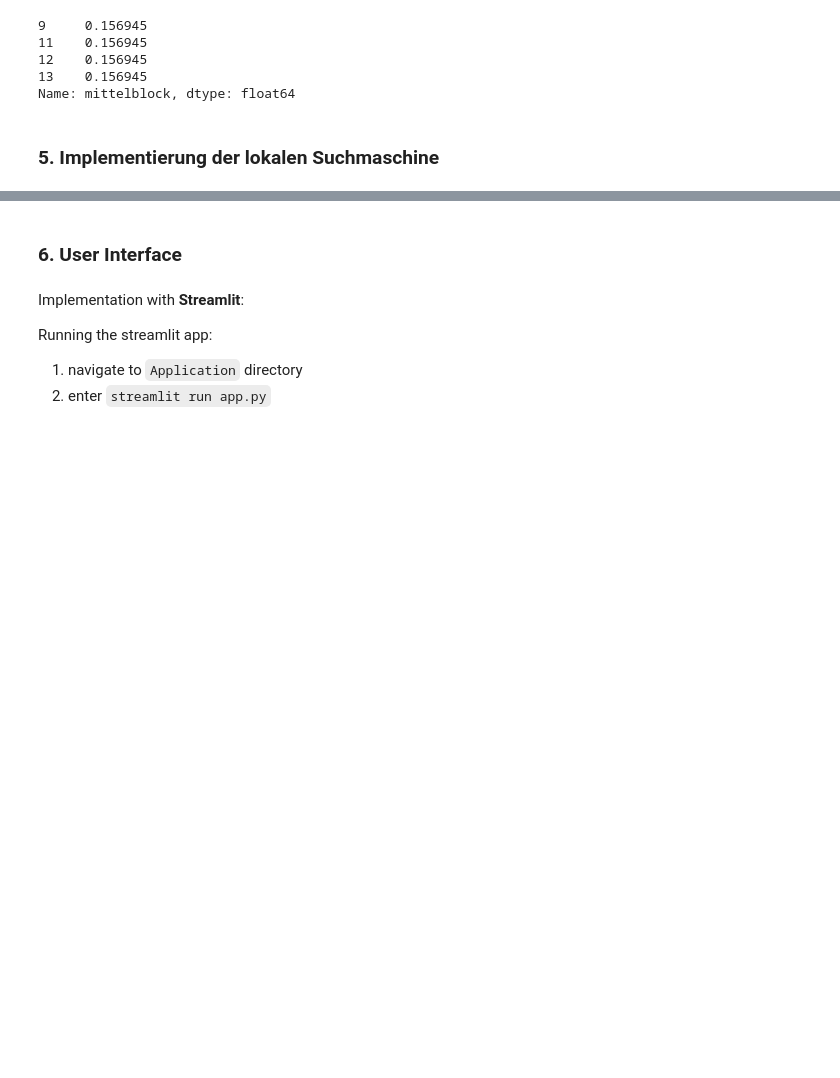
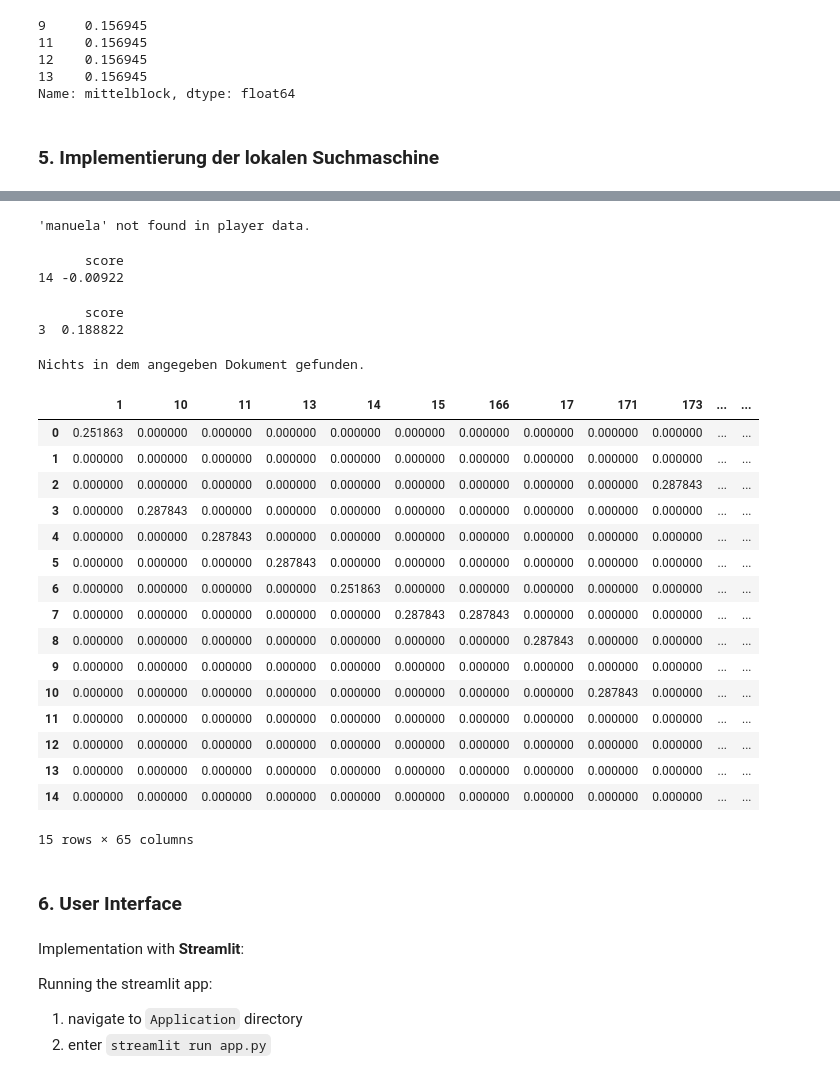
Before and after one commit to AnninaDelacour/local_search_engine, a Jupyter notebook: local_search_engine.ipynb, the cells around one changed output, grey strips where cells are left out. Saved outputs shown, nothing was run; the diff lists cells and outputs as text; code cells hidden in the pictures; blank space fills up the shorter version.

```diff
--- a/local_search_engine.ipynb
+++ b/local_search_engine.ipynb
@@ -246,0 +249,38 @@ search(player_tfidf_df, 'Mittelblock OR Libero')
+# %%
+search(player_tfidf_df, 'Manuela') # Wenn ein Name gesucht wird, der nicht vorkommt.
+# %% [output]
+'manuela' not found in player data.
+# %%
+search(player_tfidf_df, 'ursula AND AUT') # Für den Namen Ursula und Nationalität Österreich
+# %% [output]
+      score
+14 -0.00922
+# %%
+search(player_tfidf_df, '185 AND Julia') # Gibt die Zeile in dem eine Spielerin ist, die 185 cm groß ist und Julia heißt.
+# %% [output]
+      score
+3  0.188822
+# %%
+search(player_tfidf_df, '185 AND Nina') # Wenn die Spielerin nicht 185 cm groß ist wird ein Fehler ausgegeben
+# %% [output]
+Nichts in dem angegeben Dokument gefunden.
+# %%
+player_tfidf_df
+# %% [output]
+|  | 1 | 10 | 11 | 13 | 14 | 15 | 166 | 17 | 171 | 173 | ... | ... |
+| 0 | 0.251863 | 0.000000 | 0.000000 | 0.000000 | 0.000000 | 0.000000 | 0.000000 | 0.000000 | 0.000000 | 0.000000 | ... | ... |
+| 1 | 0.000000 | 0.000000 | 0.000000 | 0.000000 | 0.000000 | 0.000000 | 0.000000 | 0.000000 | 0.000000 | 0.000000 | ... | ... |
+| 2 | 0.000000 | 0.000000 | 0.000000 | 0.000000 | 0.000000 | 0.000000 | 0.000000 | 0.000000 | 0.000000 | 0.287843 | ... | ... |
+| 3 | 0.000000 | 0.287843 | 0.000000 | 0.000000 | 0.000000 | 0.000000 | 0.000000 | 0.000000 | 0.000000 | 0.000000 | ... | ... |
+| 4 | 0.000000 | 0.000000 | 0.287843 | 0.000000 | 0.000000 | 0.000000 | 0.000000 | 0.000000 | 0.000000 | 0.000000 | ... | ... |
+| 5 | 0.000000 | 0.000000 | 0.000000 | 0.287843 | 0.000000 | 0.000000 | 0.000000 | 0.000000 | 0.000000 | 0.000000 | ... | ... |
+| 6 | 0.000000 | 0.000000 | 0.000000 | 0.000000 | 0.251863 | 0.000000 | 0.000000 | 0.000000 | 0.000000 | 0.000000 | ... | ... |
+| 7 | 0.000000 | 0.000000 | 0.000000 | 0.000000 | 0.000000 | 0.287843 | 0.287843 | 0.000000 | 0.000000 | 0.000000 | ... | ... |
+| 8 | 0.000000 | 0.000000 | 0.000000 | 0.000000 | 0.000000 | 0.000000 | 0.000000 | 0.287843 | 0.000000 | 0.000000 | ... | ... |
+| 9 | 0.000000 | 0.000000 | 0.000000 | 0.000000 | 0.000000 | 0.000000 | 0.000000 | 0.000000 | 0.000000 | 0.000000 | ... | ... |
+| 10 | 0.000000 | 0.000000 | 0.000000 | 0.000000 | 0.000000 | 0.000000 | 0.000000 | 0.000000 | 0.287843 | 0.000000 | ... | ... |
+| 11 | 0.000000 | 0.000000 | 0.000000 | 0.000000 | 0.000000 | 0.000000 | 0.000000 | 0.000000 | 0.000000 | 0.000000 | ... | ... |
+| 12 | 0.000000 | 0.000000 | 0.000000 | 0.000000 | 0.000000 | 0.000000 | 0.000000 | 0.000000 | 0.000000 | 0.000000 | ... | ... |
+| 13 | 0.000000 | 0.000000 | 0.000000 | 0.000000 | 0.000000 | 0.000000 | 0.000000 | 0.000000 | 0.000000 | 0.000000 | ... | ... |
+| 14 | 0.000000 | 0.000000 | 0.000000 | 0.000000 | 0.000000 | 0.000000 | 0.000000 | 0.000000 | 0.000000 | 0.000000 | ... | ... |
+15 rows × 65 columns
```
Also changed, not shown: parts of 3 cells of this notebook, 1 other file.
